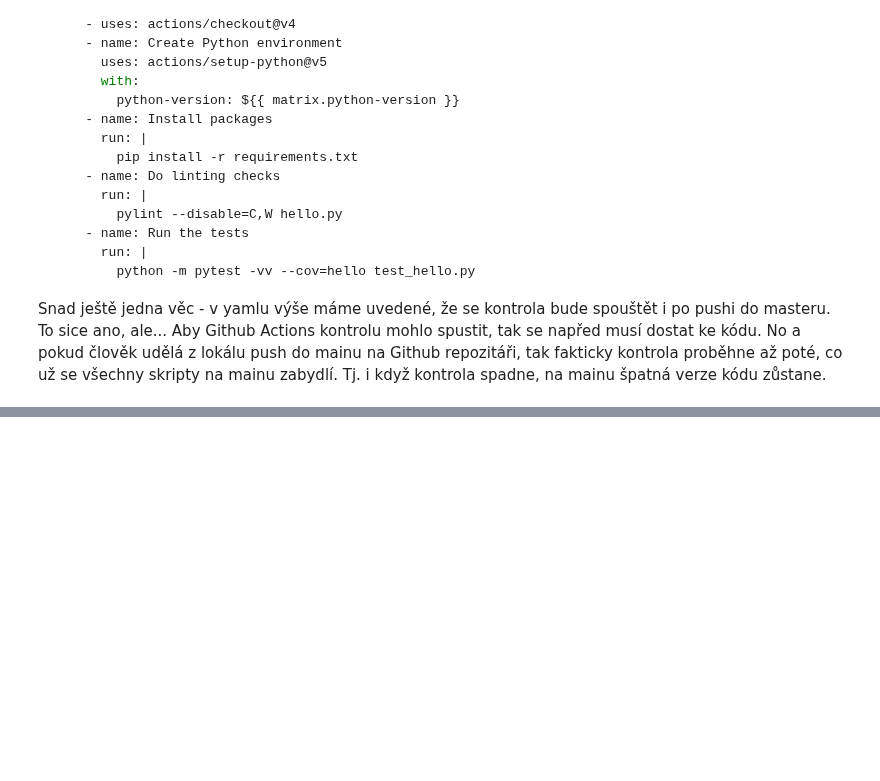
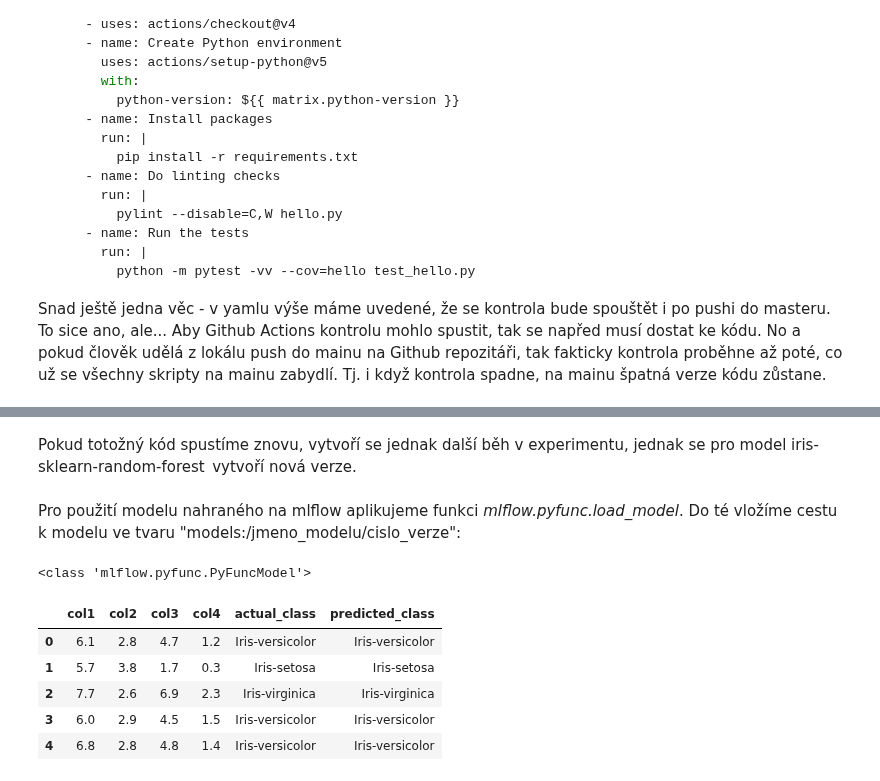
Before and after one commit to vitsaidl/workshops, a Jupyter notebook: python_general/code_quality_control.ipynb, the cells around one changed output, grey strips where cells are left out. Saved outputs shown, nothing was run; the diff lists cells and outputs as text; code cells hidden in the pictures; blank space fills up the shorter version.

Commit message:
Code quality - MLflow

```diff
--- a/python_general/code_quality_control.ipynb
+++ b/python_general/code_quality_control.ipynb
@@ -532,0 +543,3 @@ Snad ještě jedna věc - v yamlu výše máme uvedené, že se kontrola bude sp
+# %%
+import mlflow
+mlflow.set_tracking_uri(uri="http://127.0.0.1:8080")
@@ -532,0 +556,2 @@ Snad ještě jedna věc - v yamlu výše máme uvedené, že se kontrola bude sp
+# %%
+mlflow.set_experiment("my_new_experiment_2")
@@ -532,0 +589,28 @@ Snad ještě jedna věc - v yamlu výše máme uvedené, že se kontrola bude sp
+# %%
+with mlflow.start_run():
+    X_train, X_test, y_train, y_test = train_test_split(
+        iris_dataset.select(["col1", "col2", "col3", "col4"]),
+        iris_dataset.select(["target"]),
+        test_size=0.2, random_state=42
+    )
+
+    params = {"max_depth": 2, "n_estimators": 100, "random_state": 42}
+    model = RandomForestClassifier(**params)
+    model.fit(X_train, y_train)
+
+    mlflow.log_params(params)
+
+    y_pred = model.predict(X_test)
+    mlflow.log_metrics({
+        "accuracy": accuracy_score(y_test, y_pred),
+        "recall": recall_score(y_test, y_pred, average="micro"),
+        "precision": precision_score(y_test, y_pred, average="micro"),
+        "f1": f1_score(y_test, y_pred, average="micro"),
+    })
+
+    mlflow.sklearn.log_model(
+        sk_model=model,
+        artifact_path="sklearn-model",
+        input_example=X_train.head().to_pandas(),
+        registered_model_name="iris-sklearn-random-forest",
+    )
@@ -532,0 +623,22 @@ Snad ještě jedna věc - v yamlu výše máme uvedené, že se kontrola bude sp
+# %% [markdown]
+Pokud totožný kód spustíme znovu, vytvoří se jednak další běh v experimentu, jednak se pro model iris-sklearn-random-forest vytvoří nová verze.
+# %% [markdown]
+Pro použití modelu nahraného na mlflow aplikujeme funkci *mlflow.pyfunc.load_model*. Do té vložíme cestu k modelu ve tvaru "models:/jmeno_modelu/cislo_verze":
+# %%
+loaded_model = mlflow.pyfunc.load_model("models:/iris-sklearn-random-forest/2")
+print(type(loaded_model))
+
+predictions = loaded_model.predict(X_test.to_pandas())
+
+result = X_test.to_pandas()
+result["actual_class"] = y_test.to_pandas()
+result["predicted_class"] = predictions
+result.head()
+# %% [output]
+<class 'mlflow.pyfunc.PyFuncModel'>
+|  | col1 | col2 | col3 | col4 | actual_class | predicted_class |
+| 0 | 6.1 | 2.8 | 4.7 | 1.2 | Iris-versicolor | Iris-versicolor |
+| 1 | 5.7 | 3.8 | 1.7 | 0.3 | Iris-setosa | Iris-setosa |
+| 2 | 7.7 | 2.6 | 6.9 | 2.3 | Iris-virginica | Iris-virginica |
+| 3 | 6.0 | 2.9 | 4.5 | 1.5 | Iris-versicolor | Iris-versicolor |
+| 4 | 6.8 | 2.8 | 4.8 | 1.4 | Iris-versicolor | Iris-versicolor |
```
Also changed, not shown: parts of 14 cells of this notebook.
